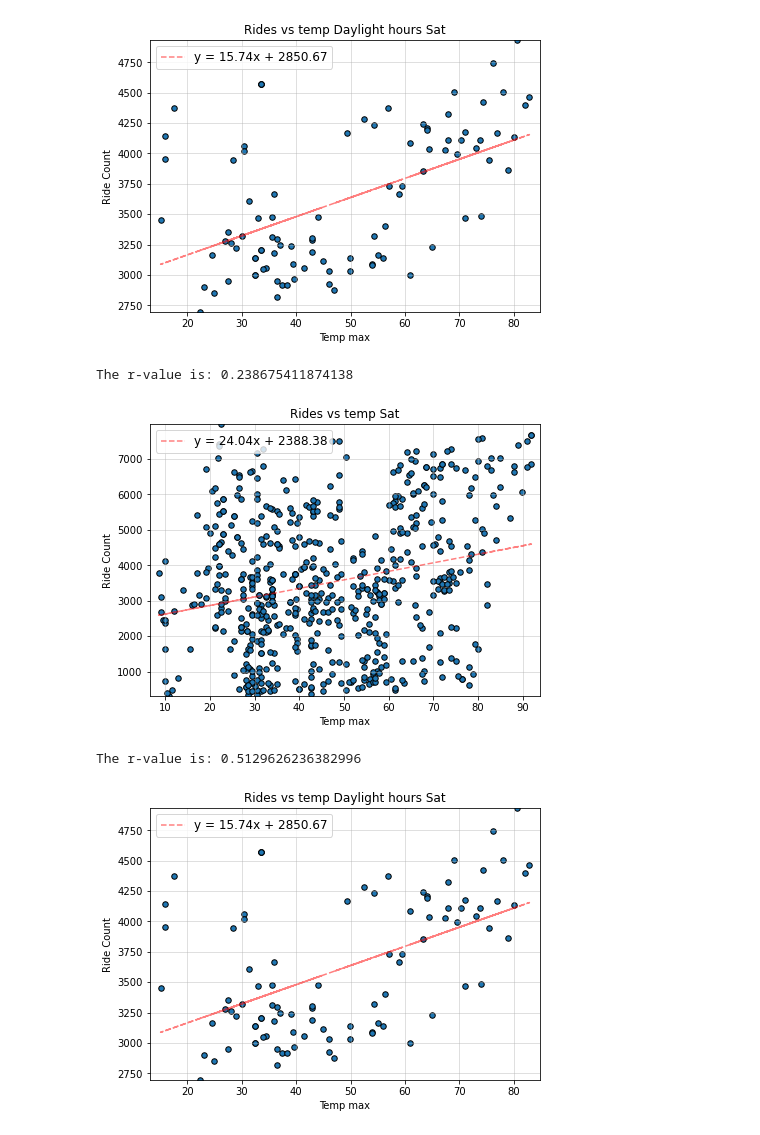
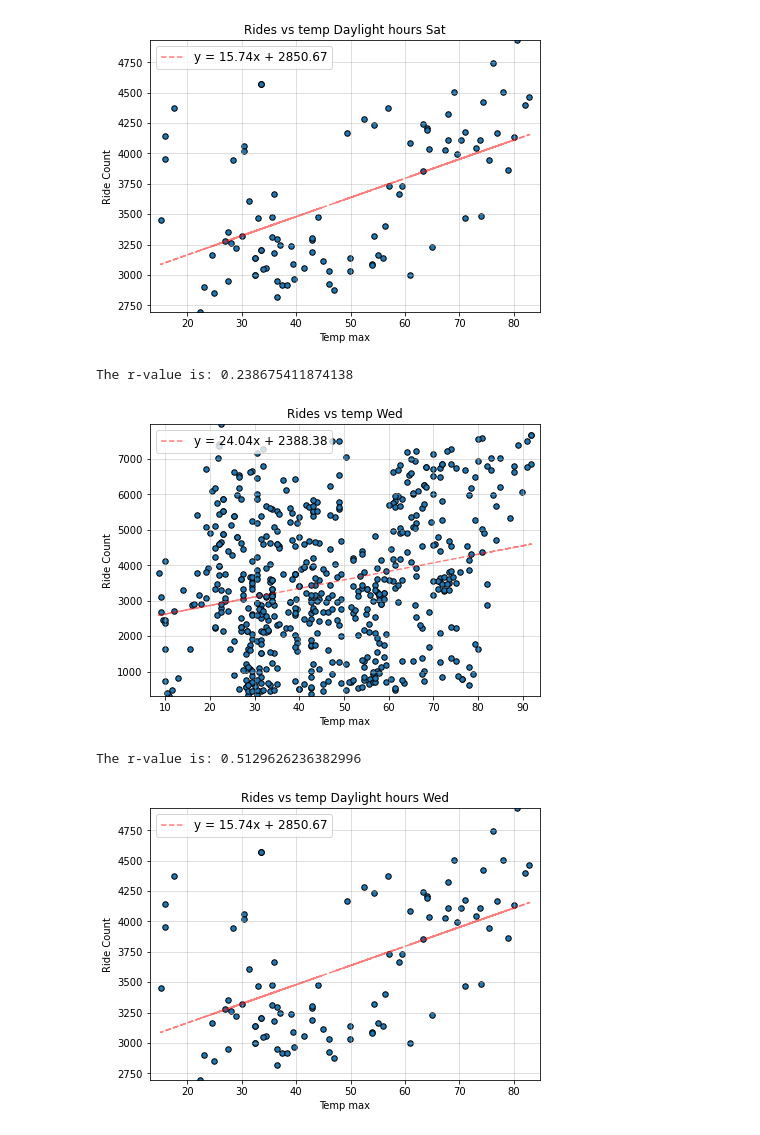
Before and after one commit to JacobTrevithick/Uber-Ride-Count-Weather-Analysis, a Jupyter notebook: Sat_Wed_Sun_Plots.ipynb, the cells around one changed output. Drawn from its saved outputs; the diff is of its cells as text; code cells hidden in the pictures.

```diff
--- a/Sat_Wed_Sun_Plots.ipynb
+++ b/Sat_Wed_Sun_Plots.ipynb
@@ -114,12 +114,12 @@ wed_day_2015 = combined_data_df.loc[(combined_data_df['Year'] == 2015)
                                     & (combined_data_df['rain_1h'] == 0.0)
                                     & (combined_data_df['rain_3h'] == 0.0) & (combined_data_df['Time'] < 16) & (combined_data_df['Time'] > 11)]
 # %%
-plt_scat(wed_fullday_2015['temp_max'], wed_fullday_2015['Ride_count'], "Temp max", 'Ride Count', 'Rides vs temp Sat')
+plt_scat(wed_fullday_2015['temp_max'], wed_fullday_2015['Ride_count'], "Temp max", 'Ride Count', 'Rides vs temp Wed')
 # %% [output]
 The r-value is: 0.238675411874138
-[figure, old version]
+[figure, new version]
 # %%
-plt_scat(wed_day_2015['temp_max'], wed_day_2015['Ride_count'], "Temp max", 'Ride Count', 'Rides vs temp Daylight hours Sat')
+plt_scat(wed_day_2015['temp_max'], wed_day_2015['Ride_count'], "Temp max", 'Ride Count', 'Rides vs temp Daylight hours Wed')
 # %% [output]
 The r-value is: 0.5129626236382996
-[figure, old version]
+[figure, new version]
```
Also changed, not shown: parts of 2 cells of this notebook.
